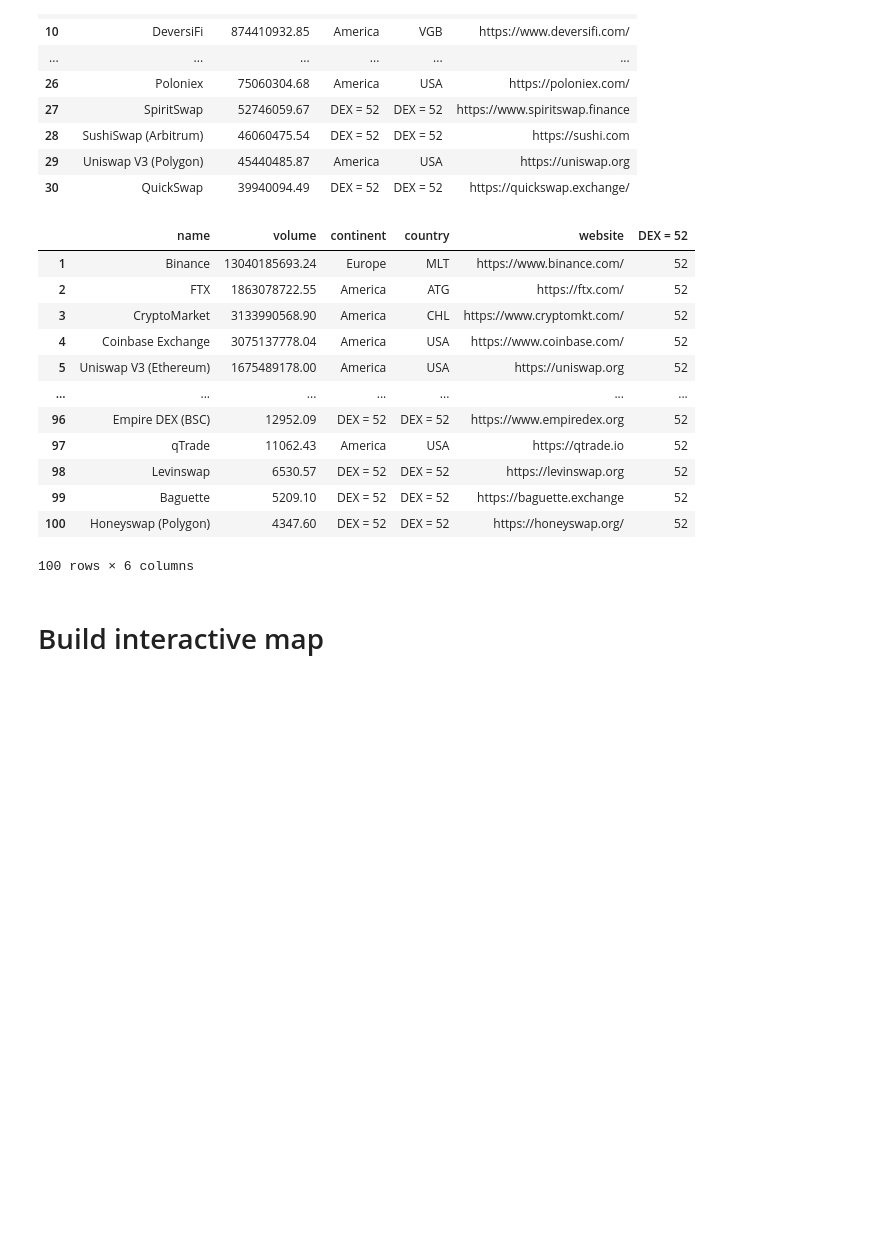
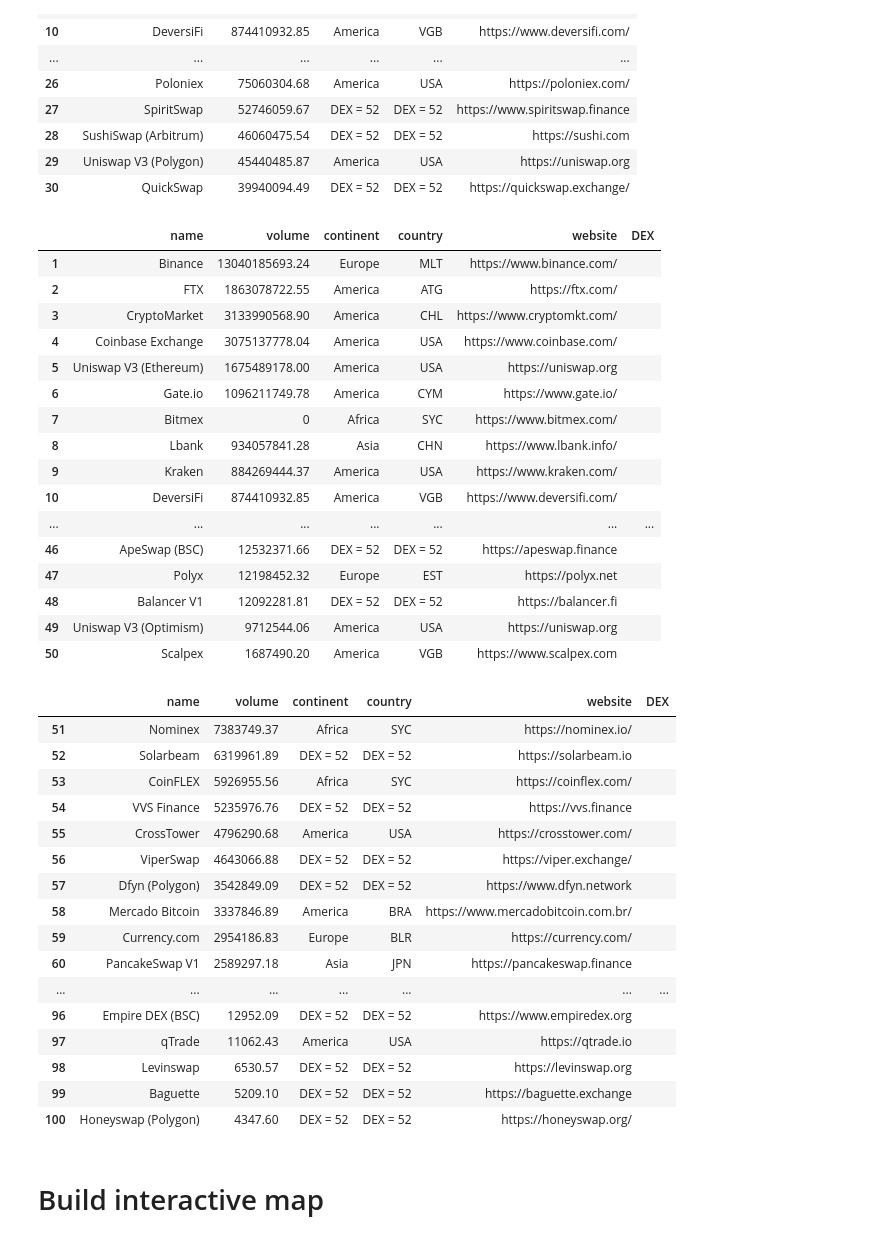
Before and after one commit to Hderek22/Fintech_Project_1, a Jupyter notebook: Project1_wip.ipynb, the cells around one changed output. Drawn from its saved outputs; the diff is of its cells as text; code cells hidden in the pictures; blank space fills up the shorter version.

```diff
--- a/Project1_wip.ipynb
+++ b/Project1_wip.ipynb
@@ -226,23 +226,46 @@ exchange_data.head(30)
 | 29 | Uniswap V3 (Polygon) | 45440485.87 | America | USA | https://uniswap.org |
 | 30 | QuickSwap | 39940094.49 | DEX = 52 | DEX = 52 | https://quickswap.exchange/ |
 # %%
-exchange_data.insert(5,'DEX = 52',52)
+exchange_data.insert(5,'DEX','')
 # %%
-exchange_data
+exchange_data.fillna(0, inplace = True)
+display(exchange_data.head(50))
+display(exchange_data.tail(50))
 # %% [output]
-|  | name | volume | continent | country | website | DEX = 52 |
-| 1 | Binance | 13040185693.24 | Europe | MLT | https://www.binance.com/ | 52 |
-| 2 | FTX | 1863078722.55 | America | ATG | https://ftx.com/ | 52 |
-| 3 | CryptoMarket | 3133990568.90 | America | CHL | https://www.cryptomkt.com/ | 52 |
-| 4 | Coinbase Exchange | 3075137778.04 | America | USA | https://www.coinbase.com/ | 52 |
-| 5 | Uniswap V3 (Ethereum) | 1675489178.00 | America | USA | https://uniswap.org | 52 |
+|  | name | volume | continent | country | website | DEX |
+| 1 | Binance | 13040185693.24 | Europe | MLT | https://www.binance.com/ |  |
+| 2 | FTX | 1863078722.55 | America | ATG | https://ftx.com/ |  |
+| 3 | CryptoMarket | 3133990568.90 | America | CHL | https://www.cryptomkt.com/ |  |
+| 4 | Coinbase Exchange | 3075137778.04 | America | USA | https://www.coinbase.com/ |  |
+| 5 | Uniswap V3 (Ethereum) | 1675489178.00 | America | USA | https://uniswap.org |  |
+| 6 | Gate.io | 1096211749.78 | America | CYM | https://www.gate.io/ |  |
+| 7 | Bitmex | 0 | Africa | SYC | https://www.bitmex.com/ |  |
+| 8 | Lbank | 934057841.28 | Asia | CHN | https://www.lbank.info/ |  |
+| 9 | Kraken | 884269444.37 | America | USA | https://www.kraken.com/ |  |
+| 10 | DeversiFi | 874410932.85 | America | VGB | https://www.deversifi.com/ |  |
 | ... | ... | ... | ... | ... | ... | ... |
-| 96 | Empire DEX (BSC) | 12952.09 | DEX = 52 | DEX = 52 | https://www.empiredex.org | 52 |
-| 97 | qTrade | 11062.43 | America | USA | https://qtrade.io | 52 |
-| 98 | Levinswap | 6530.57 | DEX = 52 | DEX = 52 | https://levinswap.org | 52 |
-| 99 | Baguette | 5209.10 | DEX = 52 | DEX = 52 | https://baguette.exchange | 52 |
-| 100 | Honeyswap (Polygon) | 4347.60 | DEX = 52 | DEX = 52 | https://honeyswap.org/ | 52 |
+| 46 | ApeSwap (BSC) | 12532371.66 | DEX = 52 | DEX = 52 | https://apeswap.finance |  |
+| 47 | Polyx | 12198452.32 | Europe | EST | https://polyx.net |  |
+| 48 | Balancer V1 | 12092281.81 | DEX = 52 | DEX = 52 | https://balancer.fi |  |
+| 49 | Uniswap V3 (Optimism) | 9712544.06 | America | USA | https://uniswap.org |  |
+| 50 | Scalpex | 1687490.20 | America | VGB | https://www.scalpex.com |  |
-100 rows × 6 columns
+|  | name | volume | continent | country | website | DEX |
+| 51 | Nominex | 7383749.37 | Africa | SYC | https://nominex.io/ |  |
+| 52 | Solarbeam | 6319961.89 | DEX = 52 | DEX = 52 | https://solarbeam.io |  |
+| 53 | CoinFLEX | 5926955.56 | Africa | SYC | https://coinflex.com/ |  |
+| 54 | VVS Finance | 5235976.76 | DEX = 52 | DEX = 52 | https://vvs.finance |  |
+| 55 | CrossTower | 4796290.68 | America | USA | https://crosstower.com/ |  |
+| 56 | ViperSwap | 4643066.88 | DEX = 52 | DEX = 52 | https://viper.exchange/ |  |
+| 57 | Dfyn (Polygon) | 3542849.09 | DEX = 52 | DEX = 52 | https://www.dfyn.network |  |
+| 58 | Mercado Bitcoin | 3337846.89 | America | BRA | https://www.mercadobitcoin.com.br/ |  |
+| 59 | Currency.com | 2954186.83 | Europe | BLR | https://currency.com/ |  |
+| 60 | PancakeSwap V1 | 2589297.18 | Asia | JPN | https://pancakeswap.finance |  |
+| ... | ... | ... | ... | ... | ... | ... |
+| 96 | Empire DEX (BSC) | 12952.09 | DEX = 52 | DEX = 52 | https://www.empiredex.org |  |
+| 97 | qTrade | 11062.43 | America | USA | https://qtrade.io |  |
+| 98 | Levinswap | 6530.57 | DEX = 52 | DEX = 52 | https://levinswap.org |  |
+| 99 | Baguette | 5209.10 | DEX = 52 | DEX = 52 | https://baguette.exchange |  |
+| 100 | Honeyswap (Polygon) | 4347.60 | DEX = 52 | DEX = 52 | https://honeyswap.org/ |  |
 # %% [markdown]
 # Build interactive map
 # %%
```
Also changed, not shown: parts of 5 cells of this notebook, 1 other file.
